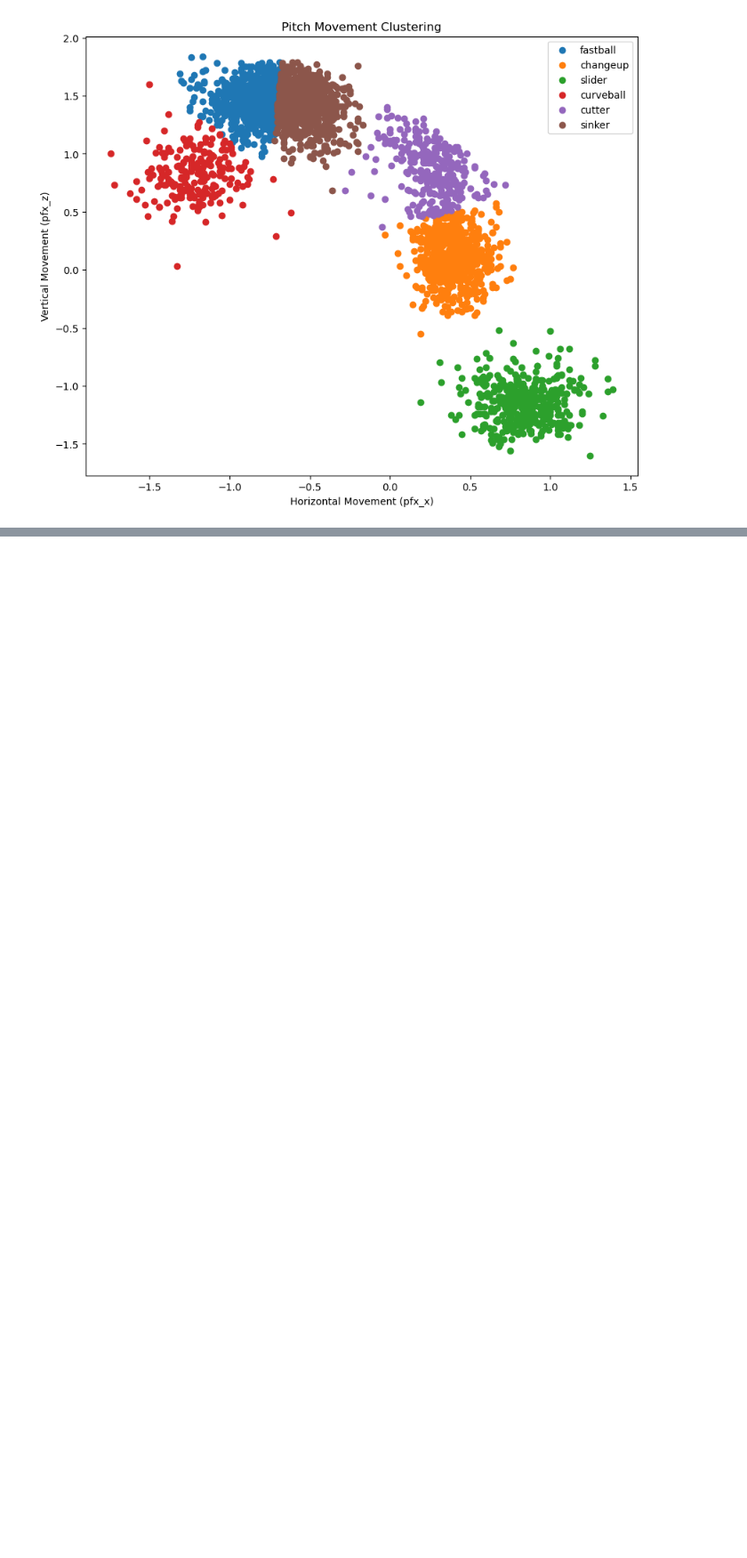
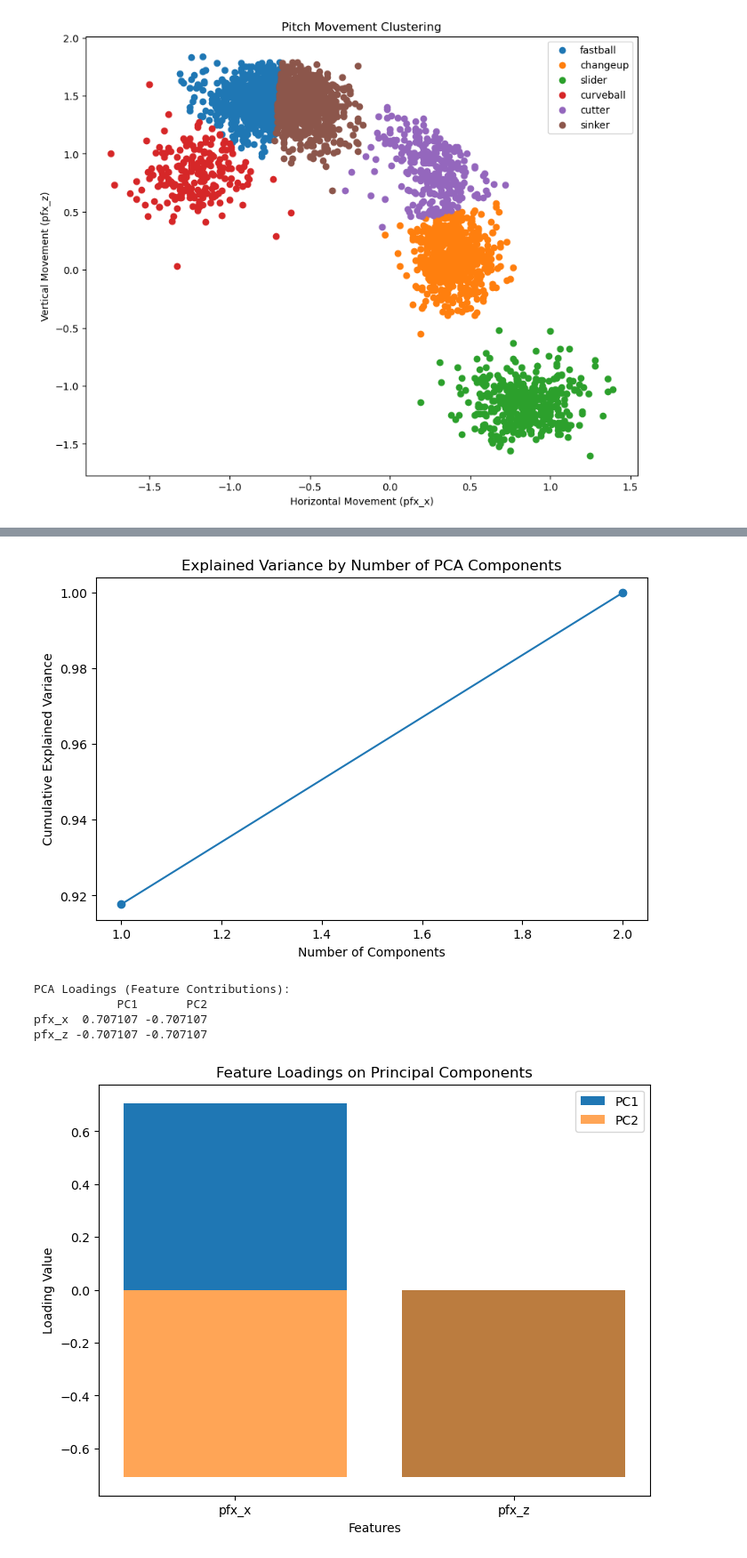
Before and after one commit to christopherhsuu/DSML1, a Jupyter notebook: coledata.ipynb, the cells around one changed output, grey strips where cells are left out. Shown at 89% size. Cells and saved outputs as stored; diff of their text form; code cells hidden in the pictures; blank space fills up the shorter version.

```diff
--- a/coledata.ipynb
+++ b/coledata.ipynb
@@ -97,0 +144,51 @@ plt.show()
+# %%
+import pandas as pd
+from sklearn.decomposition import PCA
+from sklearn.preprocessing import StandardScaler
+import matplotlib.pyplot as plt
+import numpy as np
+
+# Load your dataset (replace 'your_dataset.csv' with your actual file path)
+
+# Select the relevant features (including pfx_x, pfx_z, and any other features you'd like to analyze)
+features = ['pfx_x', 'pfx_z']  # Add other features if present, e.g., 'release_speed', 'spin_rate'
+X = df[features]
+
+# Standardize the features
+scaler = StandardScaler()
+X_scaled = scaler.fit_transform(X)
+
+# Apply PCA
+pca = PCA()
+X_pca = pca.fit_transform(X_scaled)
+
+# Explained variance to see how many components to keep
+explained_variance = pca.explained_variance_ratio_
+plt.figure(figsize=(8, 5))
+plt.plot(range(1, len(explained_variance) + 1), np.cumsum(explained_variance), marker='o')
+plt.xlabel("Number of Components")
+plt.ylabel("Cumulative Explained Variance")
+plt.title("Explained Variance by Number of PCA Components")
+plt.show()
+
+# Display the loadings (coefficients of the features in the principal components)
+loadings = pd.DataFrame(pca.components_.T, columns=[f'PC{i+1}' for i in range(len(features))], index=features)
+print("PCA Loadings (Feature Contributions):")
+print(loadings)
+
+# Optional: Plot the loadings for the first two principal components
+plt.figure(figsize=(8, 6))
+plt.bar(loadings.index, loadings['PC1'], label='PC1')
+plt.bar(loadings.index, loadings['PC2'], label='PC2', alpha=0.7)
+plt.xlabel("Features")
+plt.ylabel("Loading Value")
+plt.title("Feature Loadings on Principal Components")
+plt.legend()
+plt.show()
+# %% [output]
+[figure, added]
+PCA Loadings (Feature Contributions):
+            PC1       PC2
+pfx_x  0.707107 -0.707107
+pfx_z -0.707107 -0.707107
+[figure, added]
```
Also changed, not shown: parts of 2 cells of this notebook.
